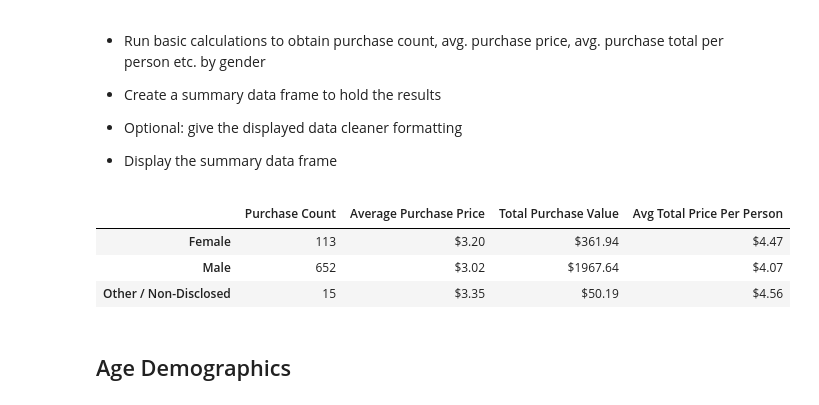
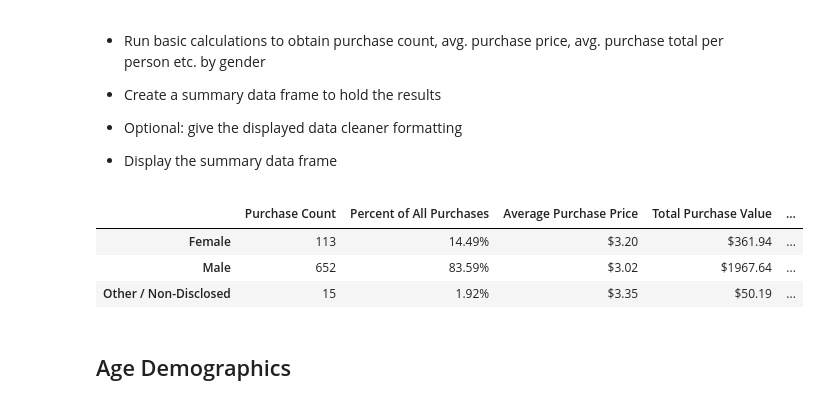
Before and after one commit to randallwvr90/pandas-challenge, a Jupyter notebook: HeroesOfPymoli/HeroesOfPymoli_Randy.ipynb, the cells around one changed output. Cells and saved outputs as stored; diff of their text form; code cells hidden in the pictures.

```diff
--- a/HeroesOfPymoli/HeroesOfPymoli_Randy.ipynb
+++ b/HeroesOfPymoli/HeroesOfPymoli_Randy.ipynb
@@ -123,30 +115,37 @@ genderDemoDF.head()
 * Display the summary data frame
 # %%
 genderPurchaseCount = purchase_data.groupby('Gender').count()['Price'].rename('Purchase Count')
+
+
+numPurchases = uniques.get('Purchase ID')
+
+genderPurchasePct = genderPurchaseCount / numPurchases * 100
 
 genderPurchaseAvg = purchase_data.groupby('Gender').mean()['Price'].rename('Average Purchase Price')
 
 genderPurchaseTotal = purchase_data.groupby('Gender').sum()['Price'].rename('Total Purchase Value')
 
 normalizedPurchaseAvg = genderPurchaseTotal / genderDemoDF['Total Count']
 
 genderPurchaseAvg = genderPurchaseAvg.map('${:.2f}'.format)
+genderPurchasePct = genderPurchasePct.map('{:.2f}%'.format)
 genderPurchaseTotal = genderPurchaseTotal.map('${:.2f}'.format)
 normalizedPurchaseAvg = normalizedPurchaseAvg.map('${:.2f}'.format)
 
 genderPurchaseDF = pd.DataFrame({
     'Purchase Count': genderPurchaseCount,
+    'Percent of All Purchases': genderPurchasePct,
     'Average Purchase Price': genderPurchaseAvg,
     'Total Purchase Value': genderPurchaseTotal,
     'Avg Total Price Per Person': normalizedPurchaseAvg
 })
 
 genderPurchaseDF
 # %% [output]
-|  | Purchase Count | Average Purchase Price | Total Purchase Value | Avg Total Price Per Person |
-| Female | 113 | $3.20 | $361.94 | $4.47 |
-| Male | 652 | $3.02 | $1967.64 | $4.07 |
-| Other / Non-Disclosed | 15 | $3.35 | $50.19 | $4.56 |
+|  | Purchase Count | Percent of All Purchases | Average Purchase Price | Total Purchase Value | ... |
+| Female | 113 | 14.49% | $3.20 | $361.94 | ... |
+| Male | 652 | 83.59% | $3.02 | $1967.64 | ... |
+| Other / Non-Disclosed | 15 | 1.92% | $3.35 | $50.19 | ... |
 # %% [markdown]
 ## Age Demographics
 # %% [markdown]
```
Also changed, not shown: parts of 2 cells of this notebook, 1 other file.
